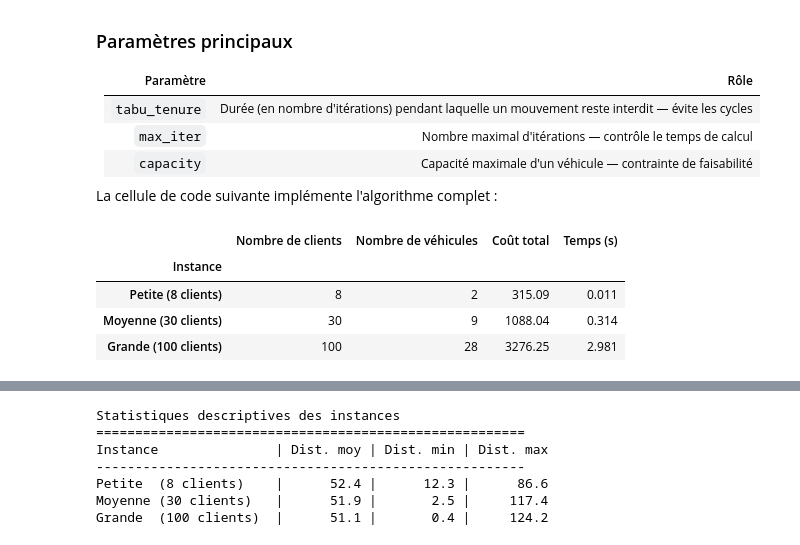
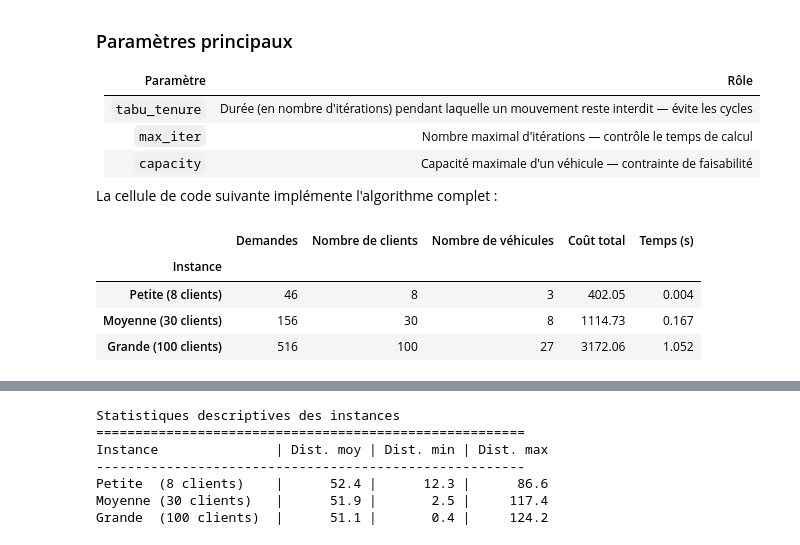
Before and after one commit to LonelyBadeline/CesiCDP, a Jupyter notebook: CesiCDP.ipynb, the cells around one changed output, grey strips where cells are left out. Drawn from its saved outputs; the diff is of its cells as text; code cells hidden in the pictures.

Commit message:
(Implementation + Summary): PLNE + tabusearch fix + summaries and dataframes

```diff
--- a/CesiCDP.ipynb
+++ b/CesiCDP.ipynb
@@ -1241,7 +1267,7 @@ def relocate_inter(routes, demands, capacity, dist_matrix):
 
 # =====================  tabu search  ===========================
 
-def tabu_search_cvrp(dist_matrix, demands, capacity, tabu_tenure=7, max_iter=200):
+def tabu_search_cvrp(dist_matrix, demands, capacity, tabu_tenure=7, max_iter=5000):
     # solves the CVRP with tabu search (nearest-neighbour initialisation + 2-opt / relocation moves)
 
     # --- initialisation ---
@@ -1311,46 +1337,44 @@ def tabu_search_cvrp(dist_matrix, demands, capacity, tabu_tenure=7, max_iter=200
 
 import random
 random.seed(42)
 
 CAPACITY    = 20
 TABU_TENURE = 7
 
-# instances generated in section 2.1
+# use the global variables from the solver cell
 instances_tabu = [
-    ("Petite  (8 clients)",   dist_small,  8,    50),
-    ("Moyenne (30 clients)",  dist_medium, 30,  150),
-    ("Grande  (100 clients)", dist_large,  100, 120),
+    ("Petite  (8 clients)",   dist_small,  demands_small,  n_small,    n_vehicles_small,   50),
+    ("Moyenne (30 clients)",  dist_medium, demands_medium, n_medium,   n_vehicles_medium, 150),
+    ("Grande  (100 clients)", dist_large,  demands_large,  n_large,    n_vehicles_large,  120),
 ]
 
 resultats_tabu = []
 
-for label, dist_matrix, n_clients, max_iter in instances_tabu:
-    rng     = np.random.default_rng(42)
-    demands = [0] + list(rng.integers(1, 10, size=n_clients))  # demand[0] = 0 for the depot
-
+for label, dist_matrix, demands, n_clients, n_vehicles, max_iter in instances_tabu:
     start = time.time()
     best_routes, best_cost = tabu_search_cvrp(
         dist_matrix, demands, CAPACITY,
         tabu_tenure=TABU_TENURE,
         max_iter=max_iter
     )
     elapsed = time.time() - start
 
     resultats_tabu.append({
         "Instance"            : label,
+        "Demandes"            : sum(demands),
         "Nombre de clients"   : n_clients,
         "Nombre de véhicules" : len(best_routes),
         "Coût total"          : round(best_cost, 2),
         "Temps (s)"           : round(elapsed, 3),
     })
 
 pd.DataFrame(resultats_tabu).set_index("Instance")
 # %% [output]
-|  | Nombre de clients | Nombre de véhicules | Coût total | Temps (s) |
-| Instance |  |  |  |  |
-| Petite (8 clients) | 8 | 2 | 315.09 | 0.011 |
-| Moyenne (30 clients) | 30 | 9 | 1088.04 | 0.314 |
-| Grande (100 clients) | 100 | 28 | 3276.25 | 2.981 |
+|  | Demandes | Nombre de clients | Nombre de véhicules | Coût total | Temps (s) |
+| Instance |  |  |  |  |  |
+| Petite (8 clients) | 46 | 8 | 3 | 402.05 | 0.004 |
+| Moyenne (30 clients) | 156 | 30 | 8 | 1114.73 | 0.167 |
+| Grande (100 clients) | 516 | 100 | 27 | 3172.06 | 1.052 |
 # %% [markdown]
 # 3. Plan d'Expérience et Étude Expérimentale
 
```
Also changed, not shown: parts of 9 cells of this notebook, 1 other file.
